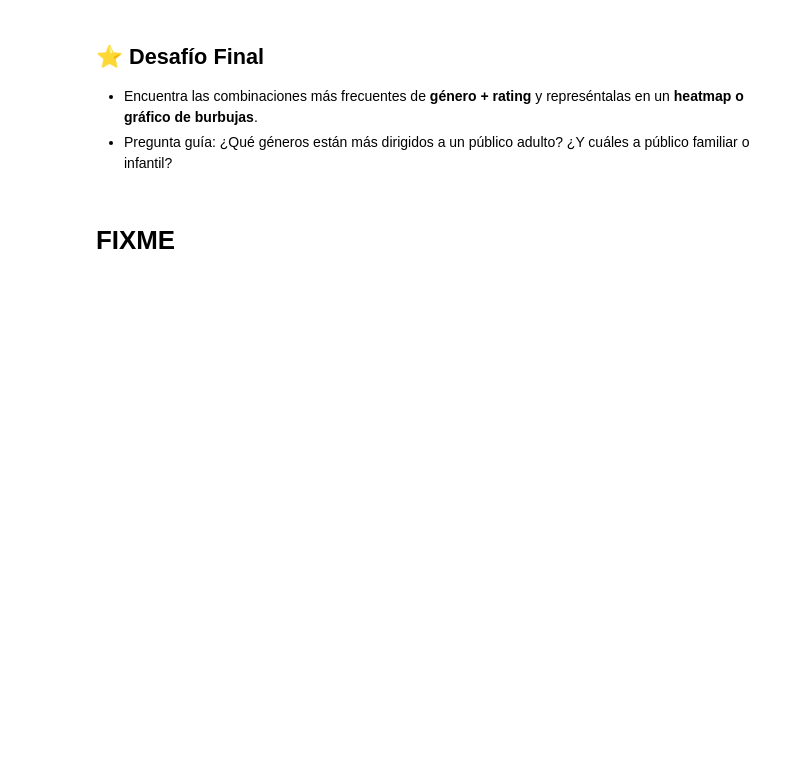
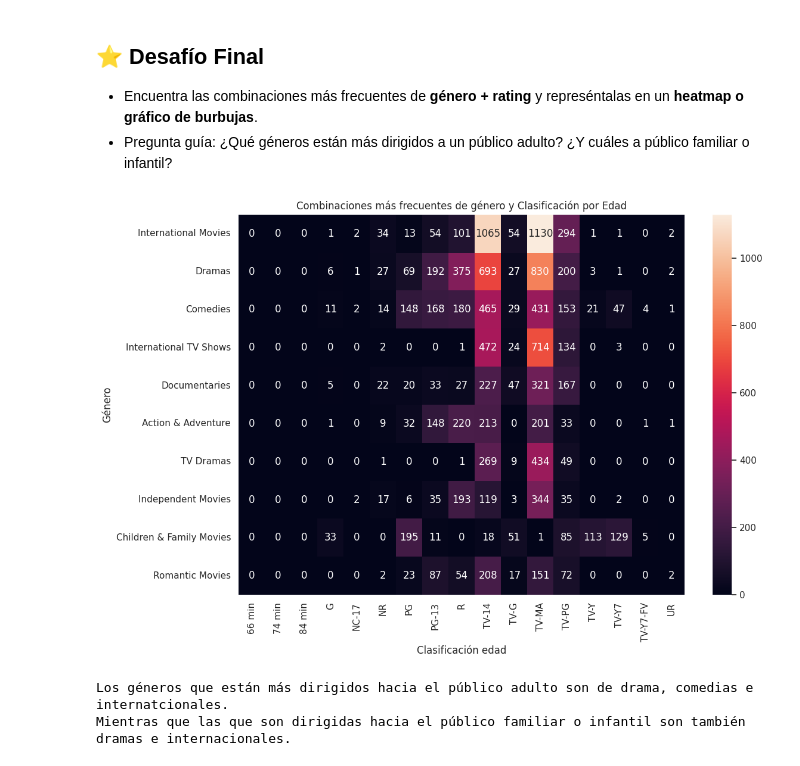
Before and after one commit to TomiGarrido/MAT281-Entegrables, a Jupyter notebook: docs/labs/lab_05.ipynb, the cells around one changed output. Cells and saved outputs as stored; diff of their text form; code cells hidden in the pictures; blank space fills up the shorter version.

```diff
--- a/docs/labs/lab_05.ipynb
+++ b/docs/labs/lab_05.ipynb
@@ -190,5 +234,21 @@ Los géneros clásicos y musicales son los mas duraderos.
 
 * Encuentra las combinaciones más frecuentes de **género + rating** y represéntalas en un **heatmap o gráfico de burbujas**.
 * Pregunta guía: ¿Qué géneros están más dirigidos a un público adulto? ¿Y cuáles a público familiar o infantil?
-# %% [markdown]
-# FIXME
+# %%
+genres_and_ratings = df.assign(listed_in=df["listed_in"].str.split(", ")).explode("listed_in")
+genre_rating_counts = genres_and_ratings.groupby(["listed_in", "rating"]).size().unstack(fill_value=0)
+top_genres = genres_and_ratings["listed_in"].value_counts().nlargest(10).index
+genre_rating_counts_top = genre_rating_counts.loc[top_genres]
+plt.figure(figsize=(12, 8))
+sns.heatmap(genre_rating_counts_top, annot=True, fmt="d", color="darkred")
+plt.title("Combinaciones más frecuentes de género y Clasificación por Edad")
+plt.xlabel("Clasificación edad")
+plt.ylabel("Género")
+plt.tight_layout()
+plt.show()
+print("Los géneros que están más dirigidos hacia el público adulto son de drama, comedias e internatcionales.")
+print("Mientras que las que son dirigidas hacia el público familiar o infantil son también dramas e internacionales.")
+# %% [output]
+[figure, added]
+Los géneros que están más dirigidos hacia el público adulto son de drama, comedias e internatcionales.
+Mientras que las que son dirigidas hacia el público familiar o infantil son también dramas e internacionales.
```
Also changed, not shown: parts of 3 cells of this notebook.
